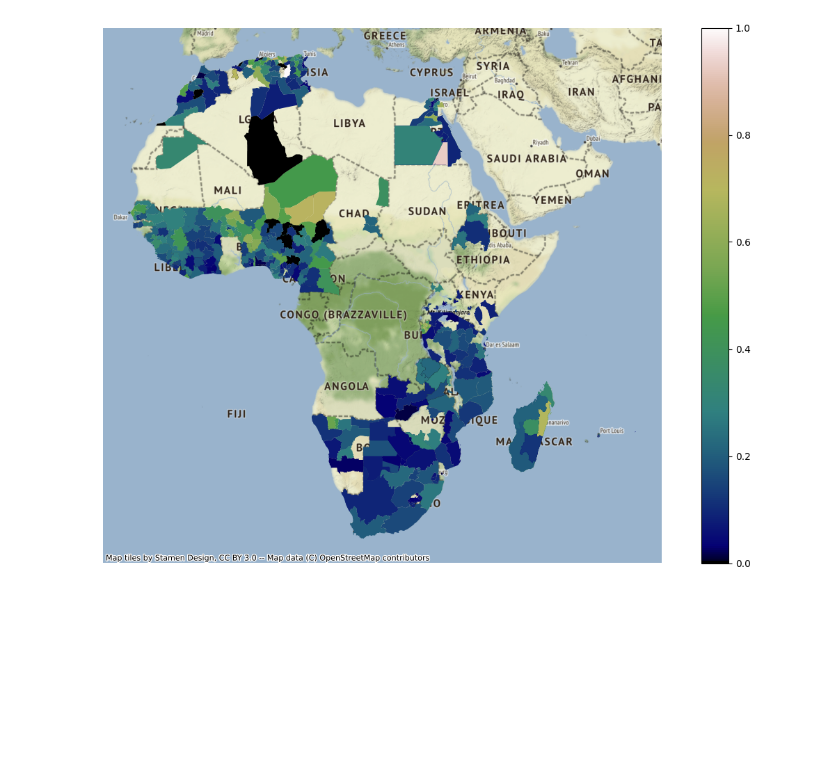
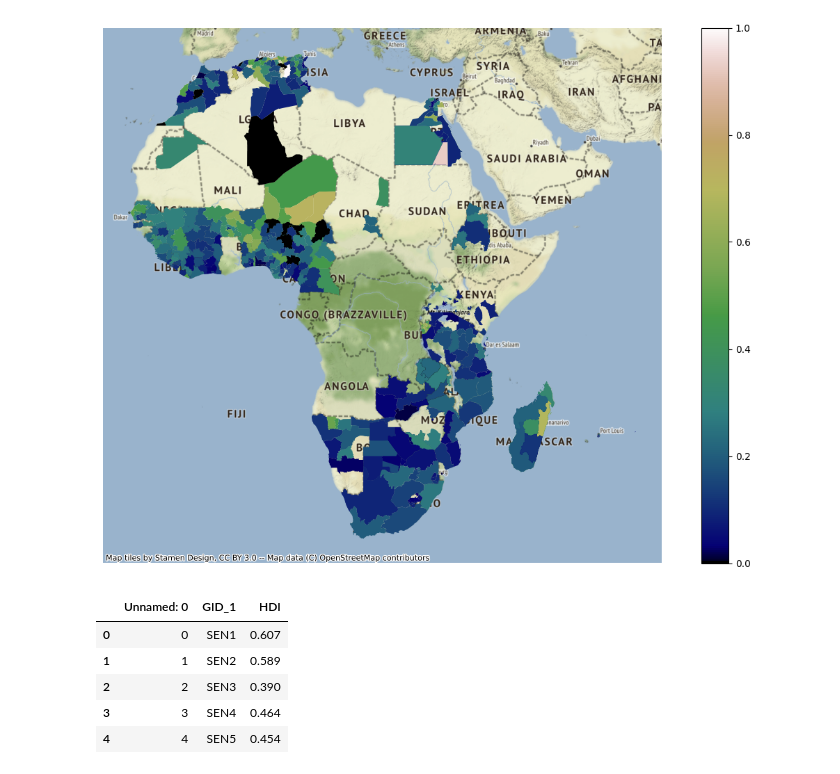
Before and after one commit to Societal-Computing/health_inequalities, a Jupyter notebook: notebooks/Data_Analysis.ipynb, the cells around one changed output. Drawn from its saved outputs; the diff is of its cells as text; code cells hidden in the pictures; blank space fills up the shorter version.

```diff
--- a/notebooks/Data_Analysis.ipynb
+++ b/notebooks/Data_Analysis.ipynb
@@ -223,3 +238,14 @@ plt.savefig("images/trgen.png")
 plt.show()
 # %% [output]
 [figure]
+# %%
+hdi = pd.read_csv("external_dataset/hdi.csv")
+# %%
+hdi.head()
+# %% [output]
+|  | Unnamed: 0 | GID_1 | HDI |
+| 0 | 0 | SEN1 | 0.607 |
+| 1 | 1 | SEN2 | 0.589 |
+| 2 | 2 | SEN3 | 0.390 |
+| 3 | 3 | SEN4 | 0.464 |
+| 4 | 4 | SEN5 | 0.454 |
```
Also changed, not shown: parts of 6 cells of this notebook.
